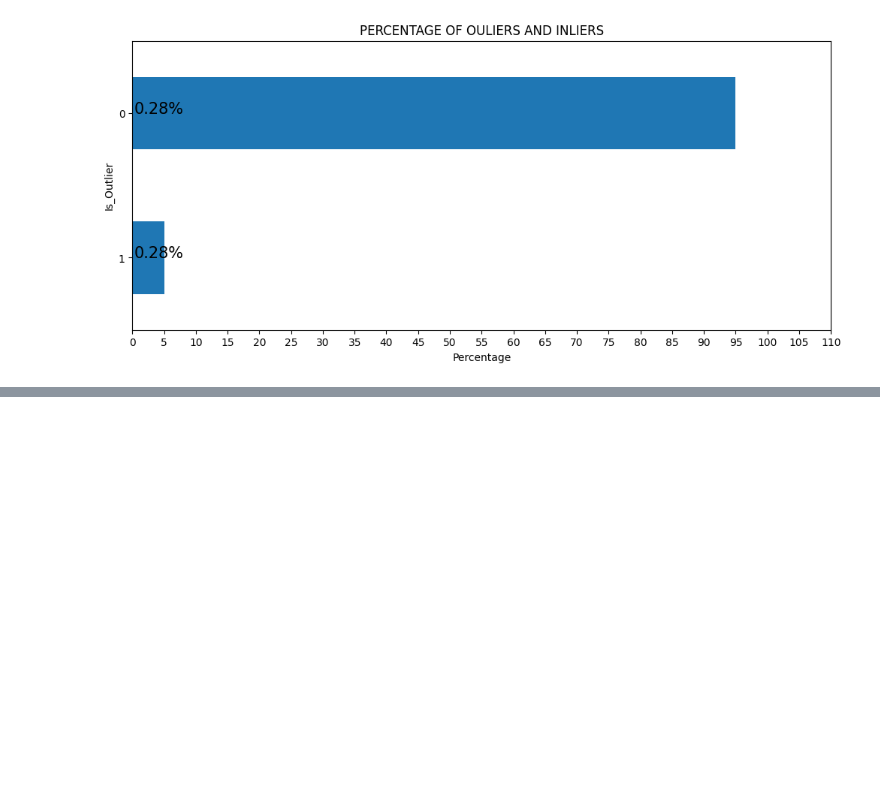
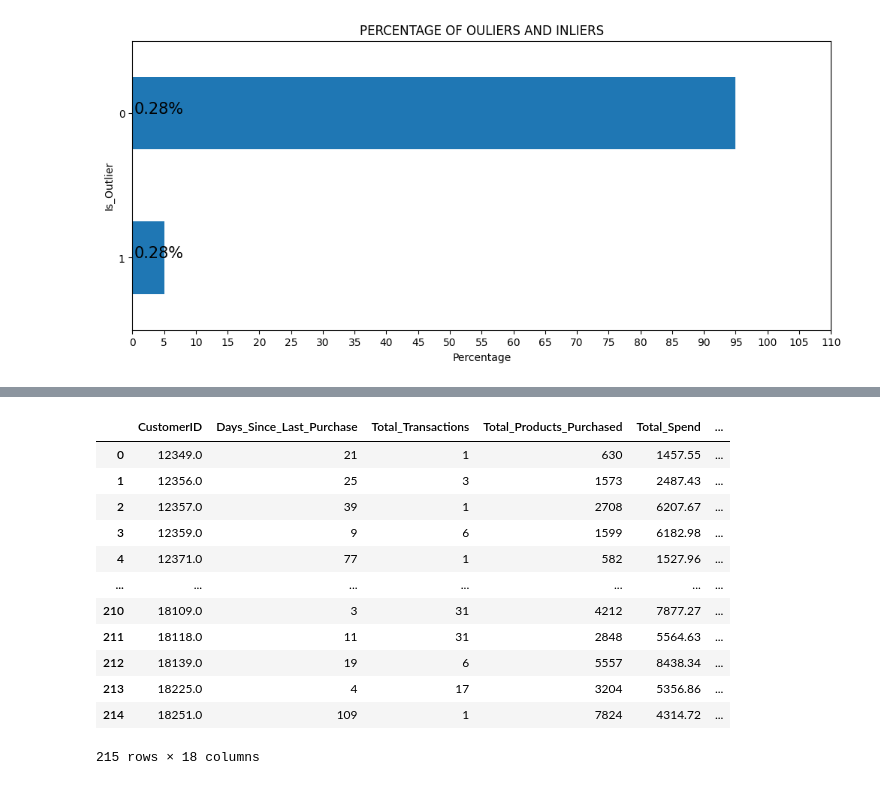
Before and after one commit to vishwan454/Customer_Segmentation_and_Recomendation-_System, a Jupyter notebook: customer_Segmentation_and_Recommendation_System.ipynb, the cells around one changed output, grey strips where cells are left out. Cells and saved outputs as stored; diff of their text form; code cells hidden in the pictures; blank space fills up the shorter version.

```diff
--- a/customer_Segmentation_and_Recommendation_System.ipynb
+++ b/customer_Segmentation_and_Recommendation_System.ipynb
@@ -1083,0 +1114,17 @@ plt.show()
+# %%
+outlier_data.reset_index(drop=True, inplace=True)
+outlier_data
+# %% [output]
+|  | CustomerID | Days_Since_Last_Purchase | Total_Transactions | Total_Products_Purchased | Total_Spend | ... |
+| 0 | 12349.0 | 21 | 1 | 630 | 1457.55 | ... |
+| 1 | 12356.0 | 25 | 3 | 1573 | 2487.43 | ... |
+| 2 | 12357.0 | 39 | 1 | 2708 | 6207.67 | ... |
+| 3 | 12359.0 | 9 | 6 | 1599 | 6182.98 | ... |
+| 4 | 12371.0 | 77 | 1 | 582 | 1527.96 | ... |
+| ... | ... | ... | ... | ... | ... | ... |
+| 210 | 18109.0 | 3 | 31 | 4212 | 7877.27 | ... |
+| 211 | 18118.0 | 11 | 31 | 2848 | 5564.63 | ... |
+| 212 | 18139.0 | 19 | 6 | 5557 | 8438.34 | ... |
+| 213 | 18225.0 | 4 | 17 | 3204 | 5356.86 | ... |
+| 214 | 18251.0 | 109 | 1 | 7824 | 4314.72 | ... |
+215 rows × 18 columns
```
Also changed, not shown: parts of 8 cells of this notebook.
